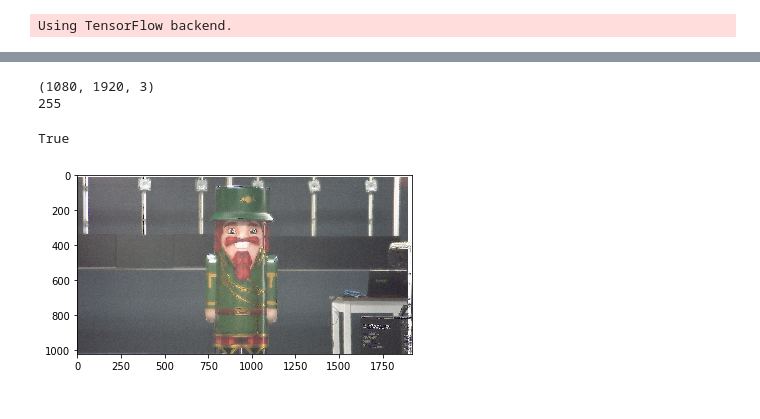
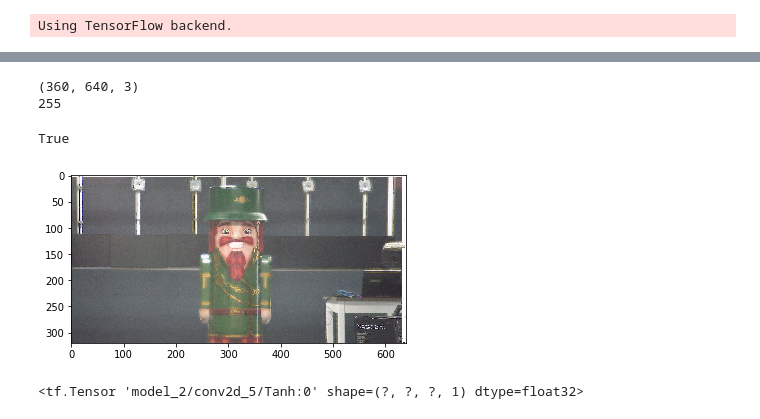
Before and after one commit to cianhwang/FusionNet, a Jupyter notebook: multifocus_net.ipynb, the cells around one changed output, grey strips where cells are left out. Drawn from its saved outputs; the diff is of its cells as text; code cells hidden in the pictures.

```diff
--- a/multifocus_net.ipynb
+++ b/multifocus_net.ipynb
@@ -129,7 +129,7 @@ intermed = fusionnet(img1, img2) # intermed: mask layer
 pred = layers.Lambda(fusionnetPos)([intermed, img1, img2])
 # %%
 '''2 outputs: 'pred' for GAN loss and 'intermed' for mask loss'''
-generator = Model(inputs = [img1, img2], outputs = pred)
+generator = Model(inputs = [img1, img2], outputs = [pred, intermed])
 generator.summary()
 # %% [output]
 __________________________________________________________________________________________________
@@ -208,19 +208,20 @@ def data_gen(features, labels, batch_size):
             batch_features1 = features1[i:i+batch_size, :, :, :].astype('float16')/127.5-1
             batch_features2 = features2[i:i+batch_size, :, :, :].astype('float16')/127.5-1
             batch_labels= labels[i:i+batch_size, :, :, :].astype('float16')/127.5-1
-            yield ([batch_features1, batch_features2], batch_labels)
+            batch_masks = np.zeros((batch_size, 256, 256, 1))
+            yield ([batch_features1, batch_features2], [batch_labels, batch_masks])
 # %%
 tcbc = TensorBoard(log_dir='1')
 filepath="models/{epoch:03d}-{val_loss:.5f}.hdf5"
 checkpoint = ModelCheckpoint(filepath, monitor='val_loss', verbose=1, save_best_only=True, mode='min',period=1)
 # %%
 batch_size = 16
-epochs = 1
-generator.compile(loss='mse', optimizer= 'Adam')
+epochs = 20
+generator.compile(loss=['mse','mse'],loss_weights=[1, 0], optimizer= 'Adam')
 history = generator.fit_generator(data_gen([x_train1, x_train2], y_train, batch_size),
                     steps_per_epoch = x_train1.shape[0]//batch_size, epochs = epochs,
                     validation_data=data_gen([x_test1, x_test2], y_test, batch_size),
-                    validation_steps = batch_size,verbose=1, callbacks = [tcbc, checkpoint])
+                    validation_steps = batch_size,verbose=1)#, callbacks = [tcbc, checkpoint])
 # %% [output]
 WARNING:tensorflow:From /home/qian/anaconda3/envs/tensorflow/lib/python3.6/site-packages/tensorflow/python/ops/math_ops.py:3066: to_int32 (from tensorflow.python.ops.math_ops) is deprecated and will b ...
 Instructions for updating:
@@ -242,21 +247,25 @@ Epoch 00010: val_loss improved from 0.00185 to 0.00168, saving model to models/0
 # %%
-# I1 = cv2.imread('/home/qian/Documents/FusionNet/1.jpg')
-# I2 = cv2.imread('/home/qian/Documents/FusionNet/2.jpg')
-# I1 = cv2.resize(I1,(1920, 1080))
-# I2 = cv2.resize(I2,(1920, 1080))
-# print(I1.shape)
-# print(I1.max())
+I1 = cv2.imread('/home/qian/Documents/FusionNet/1.jpg')
+I2 = cv2.imread('/home/qian/Documents/FusionNet/2.jpg')
+I1 = cv2.resize(I1,(640, 360))
+I2 = cv2.resize(I2,(640, 360))
+print(I1.shape)
+print(I1.max())
 
-# I1 = I1[np.newaxis, :1024, :, :]/127.5-1
-# I2 = I2[np.newaxis, :1024, :, :]/127.5-1
-# pred = generator.predict([I1, I2])
-# plt.imshow((pred[0, :, :, ::-1]+1)/2)
-# cv2.imwrite('b.jpg',(((pred[0, :, :, :]+1)/2)*255).astype('uint8'))
-# cv2.imwrite('c.jpg',((I1[0, :, :, :]+I2[0, :, :, :]+2)/4*255).astype('uint8'))
+I1 = I1[np.newaxis, :320, :, :]/127.5-1
+I2 = I2[np.newaxis, :320, :, :]/127.5-1
+pred, mask = generator.predict([I1, I2])
+plt.imshow((pred[0, :, :, ::-1]+1)/2)
+cv2.imwrite('b.jpg',(((pred[0, :, :, :]+1)/2)*255).astype('uint8'))
+cv2.imwrite('c.jpg',((I1[0, :, :, :]+I2[0, :, :, :]+2)/4*255).astype('uint8'))
+cv2.imwrite('m.jpg',(((mask[0, :, :, :]+1)/2)*255).astype('uint8'))
 # %% [output]
-(1080, 1920, 3)
+(360, 640, 3)
 255
 True
-[figure, old version]
+[figure, new version]
 # %%
-generator.save('models/g.h5')
+# generator.save('models/g.h5')
+generator.layers[-2].get_output_at(-1)
+# %% [output]
+<tf.Tensor 'model_2/conv2d_5/Tanh:0' shape=(?, ?, ?, 1) dtype=float32>
```
Also changed, not shown: parts of 5 cells of this notebook.
